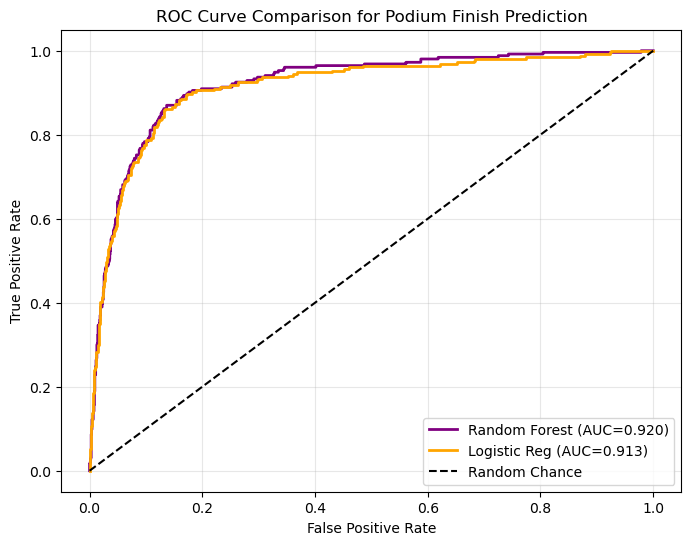
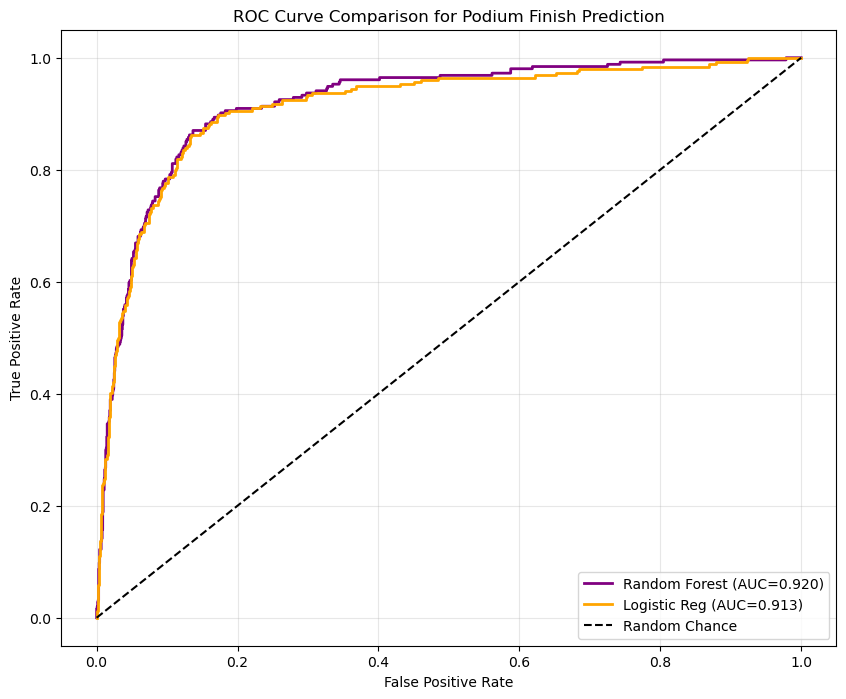
Code edit (unified diff) that turned the first committed figure into the second:
--- before
+++ after
@@ -8,5 +8,5 @@
 auc_rf = auc(fpr_rf, tpr_rf)
 
-plt.figure(figsize=(8,6))
+plt.figure(figsize=(10,8))
 plt.plot(fpr_rf, tpr_rf, label=f'Random Forest (AUC={auc_rf:.3f})', color='purple', linewidth=2)
 plt.plot(fpr_lr, tpr_lr, label=f'Logistic Reg (AUC={auc_lr:.3f})', color='orange', linewidth=2)

Commit: cleaned up latent space vis